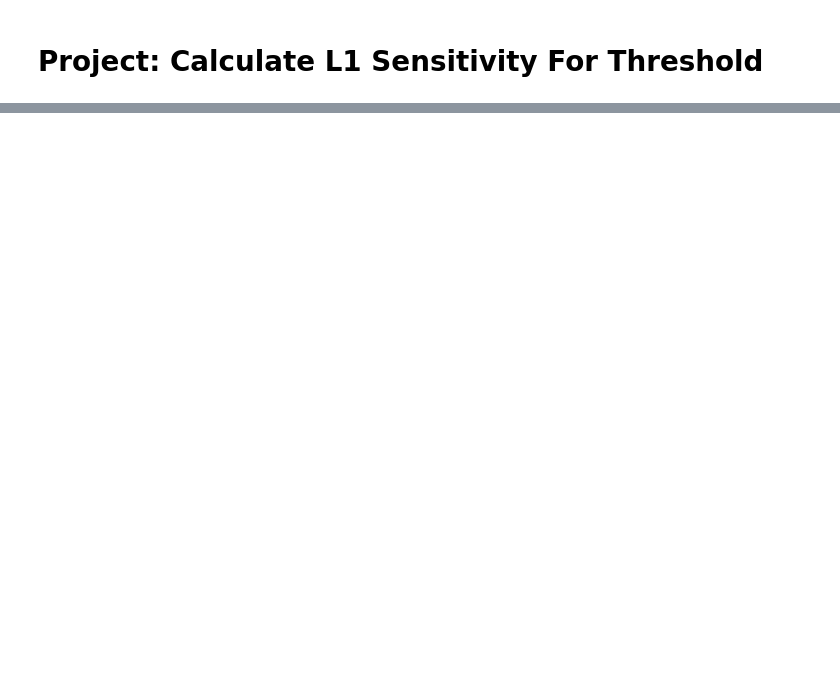
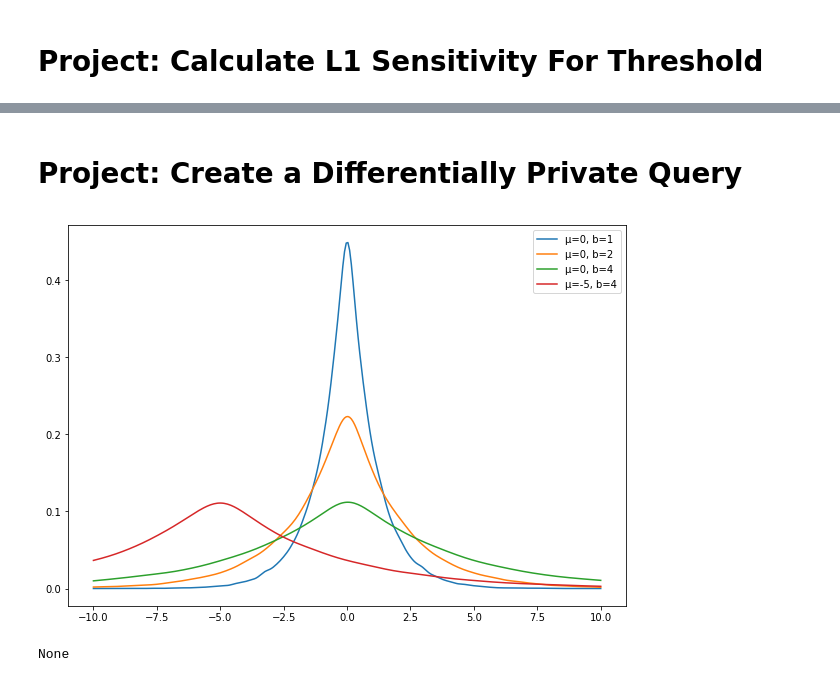
Before and after one commit to vvmnnnkv/private-ai, a Jupyter notebook: Section 1 - Differential Privacy.ipynb, the cells around one changed output, grey strips where cells are left out. Cells and saved outputs as stored; diff of their text form; code cells hidden in the pictures; blank space fills up the shorter version.

```diff
--- a/Section 1 - Differential Privacy.ipynb
+++ b/Section 1 - Differential Privacy.ipynb
@@ -10,13 +10,8 @@ typealias Database = Tensor<Float>
 typealias Query = (_ db: Database) -> Float
 
 /// Return vector of 0 and 1 from uniform distibution
-func createRandomBinaryVector(of shape: TensorShape) -> Database {
-  let dist = UniformIntegerDistribution<UInt8>(lowerBound: 0, upperBound: 1)
-  var scalars: [Float] = []
-  for _ in 0 ..< shape.contiguousSize {
-     scalars.append(Float(dist.next(using: &PhiloxRandomNumberGenerator.global)))
-  }
-  return Tensor(shape: shape, scalars: scalars)
+func createRandomBinaryVector(of shape: TensorShape, balance: Float? = 0.5) -> Database {
+  return Tensor<Float>(Tensor(randomUniform: shape) .> (balance ?? 0.5))
 }
 # %%
 /// Create parallel DB from original DB
@@ -89,0 +81,4 @@ sensitivity(of: meanQuery, with: 100)
+# %%
+for _ in 0..<10 {
+  print(sensitivity(of: meanQuery, with: 100, balance: 0.99))
+}
@@ -115,0 +224,2 @@ for _ in 0..<10 {
+# %% [markdown]
+# Project: Create a Differentially Private Query
@@ -115,0 +245,29 @@ for _ in 0..<10 {
+# %%
+// let's draw LaplaceDistribution density plot
+// try to reproduce picture in https://en.wikipedia.org/wiki/Laplace_distribution
+import Python
+let plt = Python.import("matplotlib.pyplot")
+let np = Python.import("numpy")
+let stats = Python.import("scipy.stats")
+%include "EnableIPythonDisplay.swift"
+IPythonDisplay.shell.enable_matplotlib("inline")
+
+let samples = 100000
+let range = np.linspace(-10, 10, 300)
+var legend: [String] = []
+plt.figure(figsize: [10, 7])
+for (l, s) in [(0, 1), (0, 2), (0, 4), (-5, 4)] {
+  let ldist = LaplaceDistribution(location: Float(l), scale: Float(s))
+  var nums: [Float] = []
+  for _ in 0..<samples {
+    nums.append(ldist.next(using: &PhiloxRandomNumberGenerator.global))
+  }
+  let density = stats.gaussian_kde(np.array(nums))
+  plt.plot(range, density(range))
+  legend.append("μ=\(l), b=\(s)")
+}
+plt.legend(legend)
+plt.show()
+# %% [output]
+[figure, added]
+None
```
Also changed, not shown: parts of 17 cells of this notebook.
